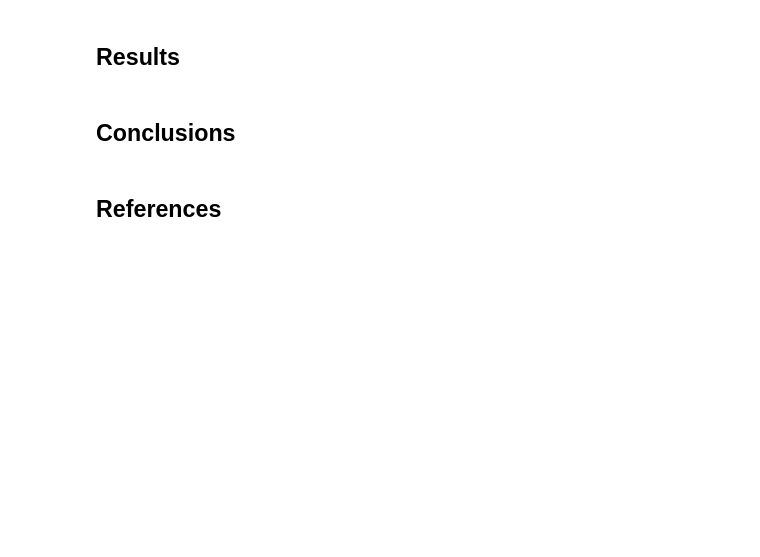
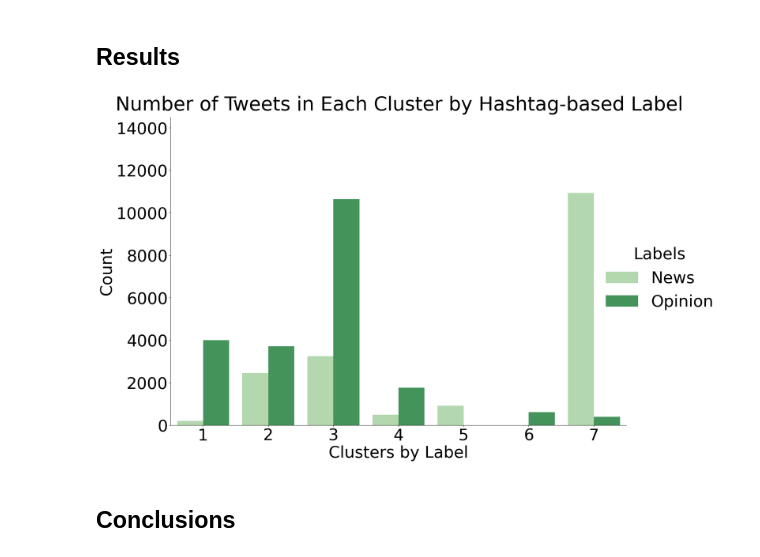
Before and after one commit to joshegladwell/us-school-shootings, a Jupyter notebook: codes/07-clustering/clustering.ipynb, the cells around one changed output. Drawn from its saved outputs; the diff is of its cells as text; code cells hidden in the pictures; blank space fills up the shorter version.

```diff
--- a/codes/07-clustering/clustering.ipynb
+++ b/codes/07-clustering/clustering.ipynb
@@ -161,6 +165,29 @@ plt.savefig("./../../501-project-website/images/clustering/cluster_counts.png")
 # %% [markdown]
 ## Results
+# %%
+cluster_label_counts = df_newind.groupby(['labels', 'nlabels']).count()[['Incident_ID']].reset_index()
+
+# fig, ax = plt.subplots(figsize=(20, 13))
+
+g = sns.catplot(data=cluster_label_counts, kind='bar', x='nlabels', y='Incident_ID', hue='labels', height=13, aspect=1.5, palette="Greens")
+
+# Specify axis titles
+# g.fig.set_title("Number of Tweets in Each Cluster by Hashtag-based Label", fontdict={'fontsize': 50})
+g.figure.suptitle("Number of Tweets in Each Cluster by Hashtag-based Label", y=1.01)
+
+# Specify labels and ticks
+g.set_xlabels('Clusters by Label')
+g.set_ylabels('Count')
+g._legend.set_title("Labels")
+
+new_labels = ['News', 'Opinion']
+for t, l in zip(g._legend.texts, new_labels):
+    t.set_text(l)
+
+plt.ylim(0, 14500)
+
+plt.savefig("./../../501-project-website/images/clustering/cluster_counts_bylabel.png")
+# %% [output]
+[figure, added]
 # %% [markdown]
 ## Conclusions
-# %% [markdown]
-## References
```
Also changed, not shown: parts of 1 cell of this notebook, 1 other file.
